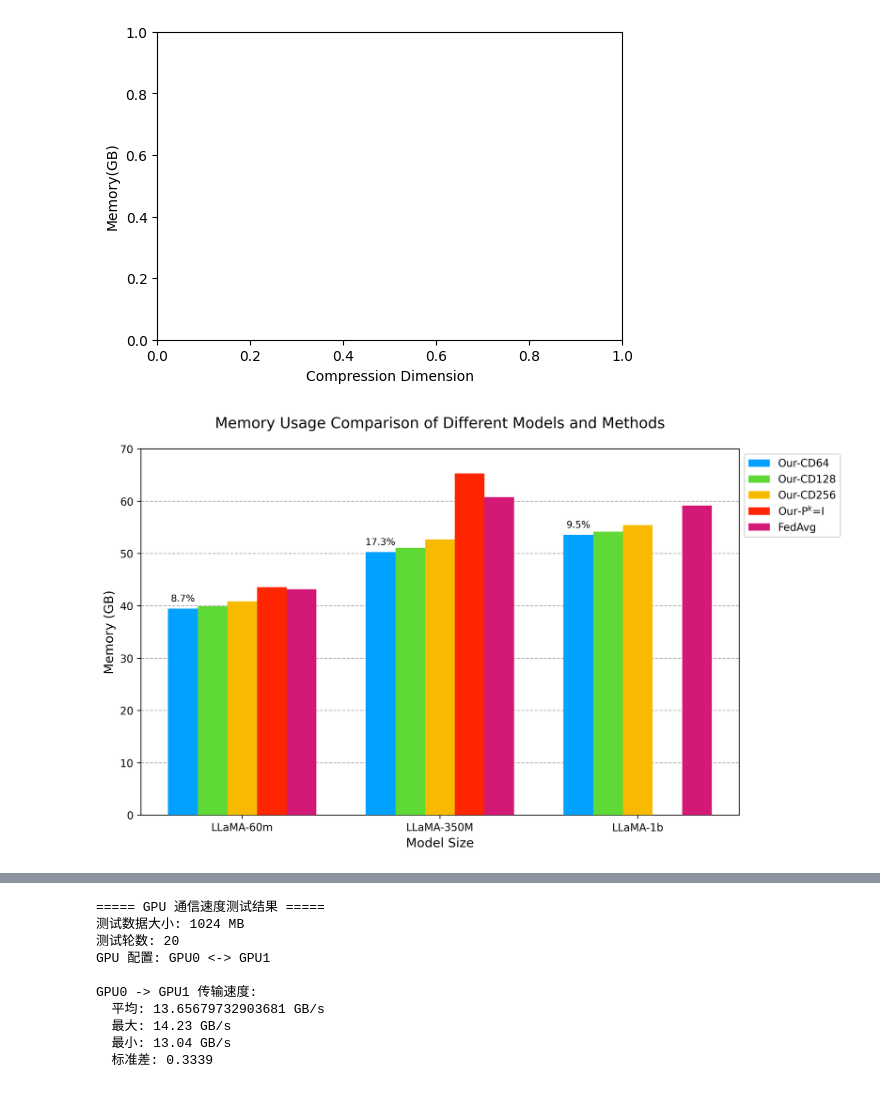
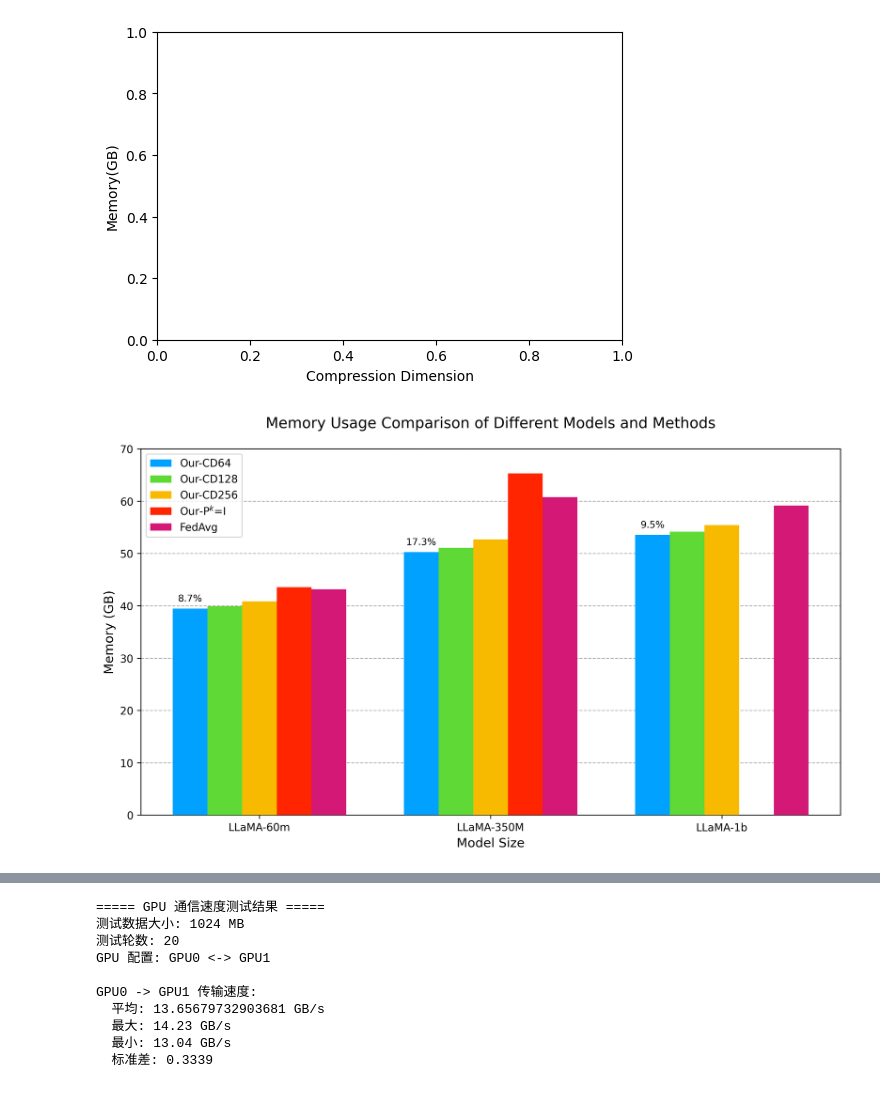
Before and after one commit to JimmyAwoe/FedSub, a Jupyter notebook: test.ipynb, the cells around one changed output, grey strips where cells are left out. Cells and saved outputs as stored; diff of their text form; code cells hidden in the pictures.

```diff
--- a/test.ipynb
+++ b/test.ipynb
@@ -507,36 +507,36 @@ bar_fedavg = plt.bar(x + 2 * width, fedavg_mem, width, label='FedAvg', color='#d
 plt.title('Memory Usage Comparison of Different Models and Methods', fontsize=14, pad=20)
 plt.xlabel('Model Size', fontsize=12)
 plt.ylabel('Memory (GB)', fontsize=12)
 
 # 设置x轴刻度和标签
 plt.xticks(x, model_name, fontsize=10)
 
 # 设置y轴范围和网格线
 plt.ylim([0, 70])
 plt.grid(axis='y', linestyle='--', zorder=0)
 
 # 添加图例
-plt.legend(loc='upper left', bbox_to_anchor=(1, 1), fontsize=10)
+plt.legend()
 
 # 添加节省比例文本标注
 for i, ratio in enumerate(save_ratios):
     if not np.isnan(ratio):
         # 计算文本位置，在 Our-CD64 柱状图上方合适位置
         bar_height = bar_cd64[i].get_height()
         plt.text(bar_cd64[i].get_x() + bar_cd64[i].get_width() / 2,
                  bar_height + 1,  # 距离柱状图顶部的垂直距离
                  f'{ratio:.1f}%',  # 保留1位小数
                  ha='center', va='bottom', fontsize=9, color='black')
 
 # 优化布局
 plt.tight_layout()
 
 # 保存图像并显示
-plt.savefig("logs/csv/mem.png", bbox_inches='tight', dpi=300)
+#plt.savefig("logs/csv/mem.png", bbox_inches='tight', dpi=300)
 plt.show()
 plt.close()
 # %% [output]
-[figure, old version]
+[figure, new version]
 # %%
 import matplotlib.pyplot as plt
 import numpy as np
```
Also changed, not shown: parts of 2 cells of this notebook, 13 other files.
